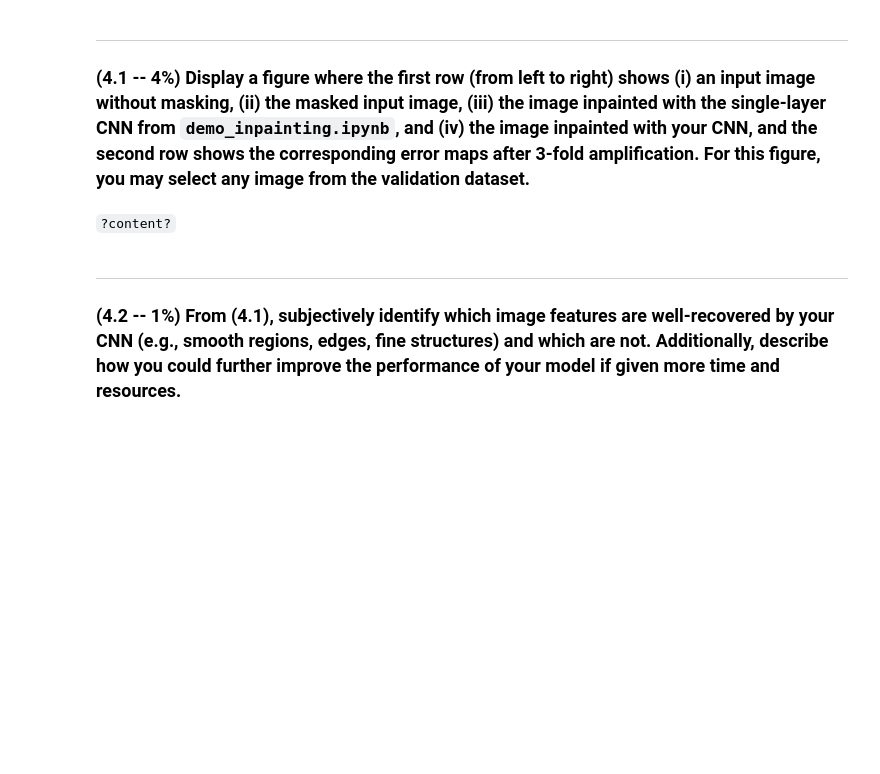
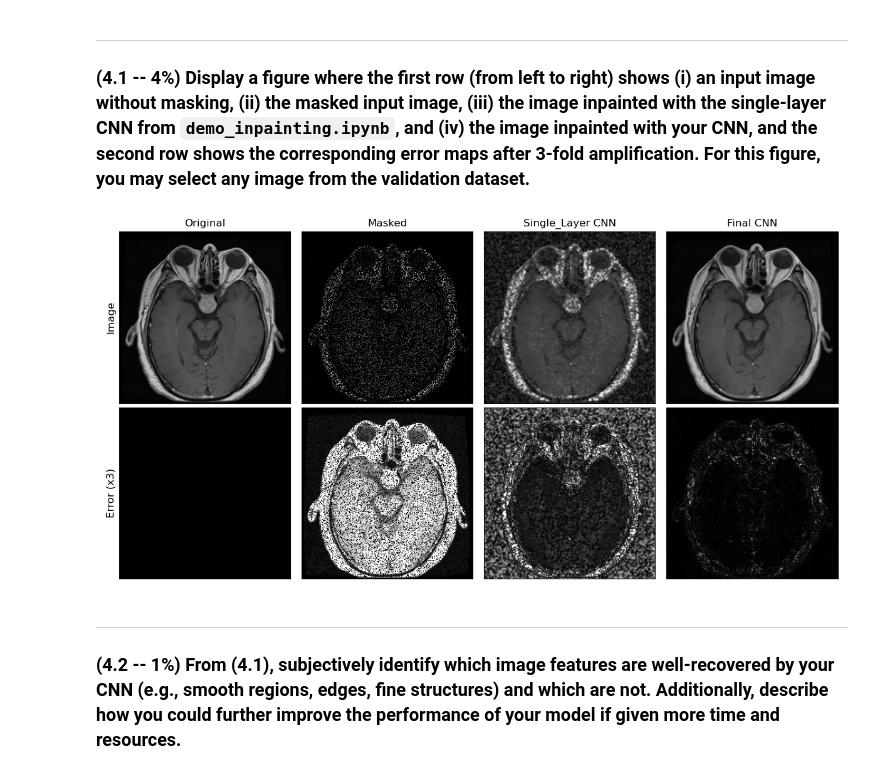
Before and after one commit to sathvikkambam/BME-5710-Final-Project-Team-8, a Jupyter notebook: Sathvik_Report.ipynb, the cells around one changed output. Saved outputs shown, nothing was run; the diff lists cells and outputs as text; code cells hidden in the pictures; blank space fills up the shorter version.

```diff
--- a/Sathvik_Report.ipynb
+++ b/Sathvik_Report.ipynb
@@ -110,8 +112,10 @@ Answer: ???
 # %% [markdown]
 ___
 ### (4.1 -- 4%) Display a figure where the first row (from left to right) shows (i) an input image without masking, (ii) the masked input image, (iii) the image inpainted with the single-layer CNN from `demo_inpainting.ipynb`, and (iv) the image inpainted with your CNN, and the second row shows the corresponding error maps after 3-fold amplification. For this figure, you may select any image from the validation dataset.
-# %% [markdown]
-`?content?`
+# %%
+display(Image(filename = 'Network_Comparison.png', width=1600, embed=True))
+# %% [output]
+[figure, added]
 # %% [markdown]
 ___
 ### (4.2 -- 1%) From (4.1), subjectively identify which image features are well-recovered by your CNN (e.g., smooth regions, edges, fine structures) and which are not. Additionally, describe how you could further improve the performance of your model if given more time and resources.
```
Also changed, not shown: parts of 4 cells of this notebook, 1 other file.
